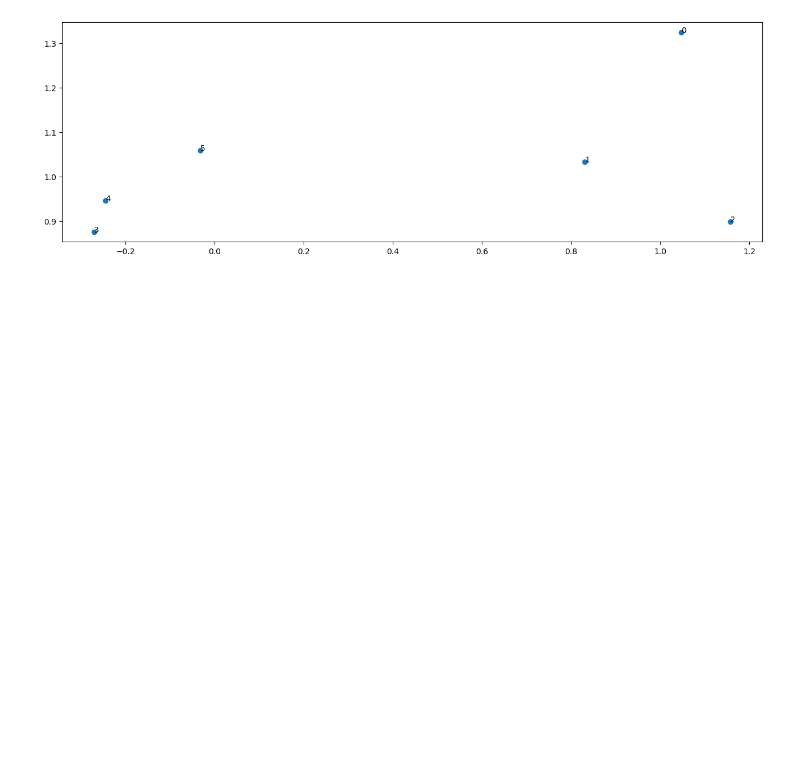
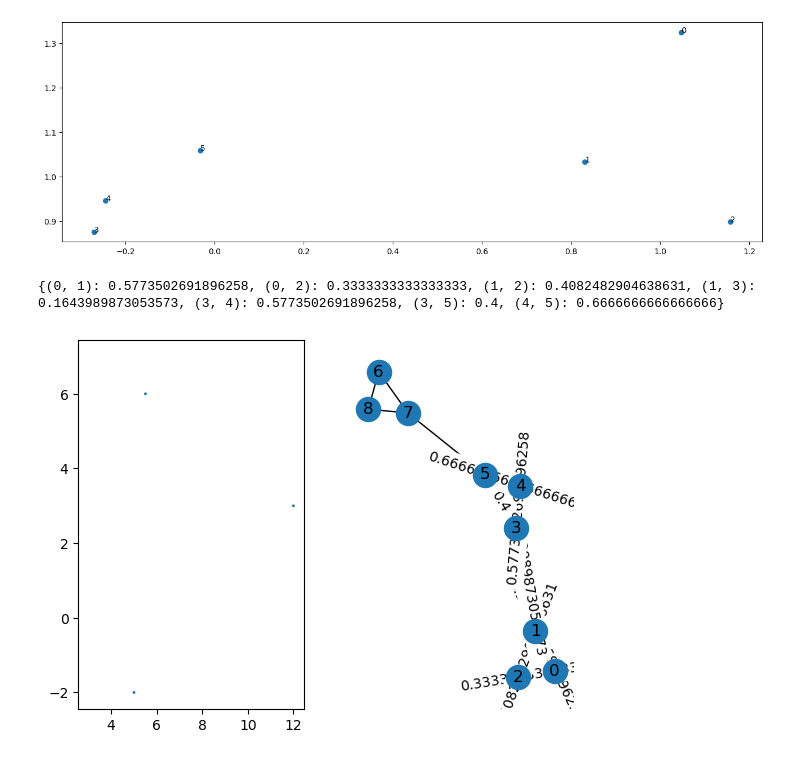
Before and after one commit to radajakub/GML-dim-reduction, a Jupyter notebook: notebooks/example.ipynb, the cells around one changed output. Drawn from its saved outputs; the diff is of its cells as text; code cells hidden in the pictures; blank space fills up the shorter version.

```diff
--- a/notebooks/example.ipynb
+++ b/notebooks/example.ipynb
@@ -73,3 +71,35 @@ for idx, key in enumerate(keys):
     ax.annotate(key, (embeddings[idx, 0], embeddings[idx, 1]))
 # %% [output]
 [figure]
+# %%
+data_3D = np.array([[3,-1,-1],
+                 [4,0,0],
+                 [5,-2,1],
+                 [4,6,-1],
+                 [5,7,0],
+                 [5.5,6,1],
+                 [10,2,-1],
+                 [11,4,0],
+                 [12,3,1]])
+# %%
+dist_3D = graph_building.distances(data_3D)
+graph_3D = graph_building.build_graph(dist_3D)
+# %%
+# aspect = 'equal'
+aspect = 'auto'
+
+layout = nx.spring_layout(graph_3D)
+
+fig, (ax1, ax2) = plt.subplots(1, 2)
+# ax1.set_aspect(aspect, adjustable='box')
+ax1.scatter(data_3D[:, 0], data_3D[:, 1], data_3D[:, 2])
+# for i in range(data_3D.shape[0]):
+#     ax1.annotate(i, (data_3D[i, 0], data_3D[i, 1]))
+
+nx.draw(graph_3D, pos=layout, ax=ax2, with_labels=True)
+labels= nx.get_edge_attributes(graph, 'weight')
+print(labels)
+_ = nx.draw_networkx_edge_labels(graph, pos=layout, ax=ax2, edge_labels=labels)
+# %% [output]
+{(0, 1): 0.5773502691896258, (0, 2): 0.3333333333333333, (1, 2): 0.4082482904638631, (1, 3): 0.1643989873053573, (3, 4): 0.5773502691896258, (3, 5): 0.4, (4, 5): 0.6666666666666666}
+[figure, added]
```
Also changed, not shown: parts of 7 cells of this notebook.
